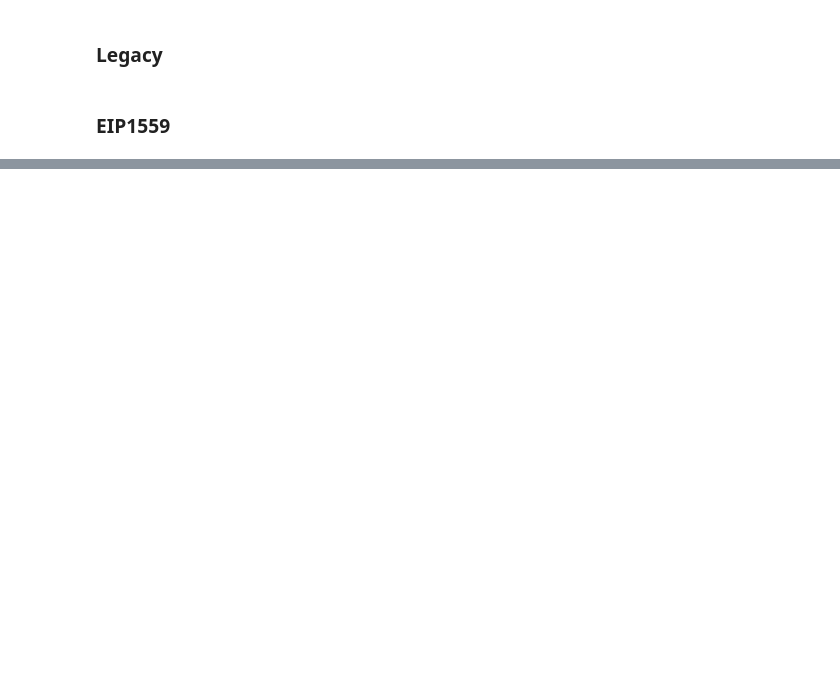
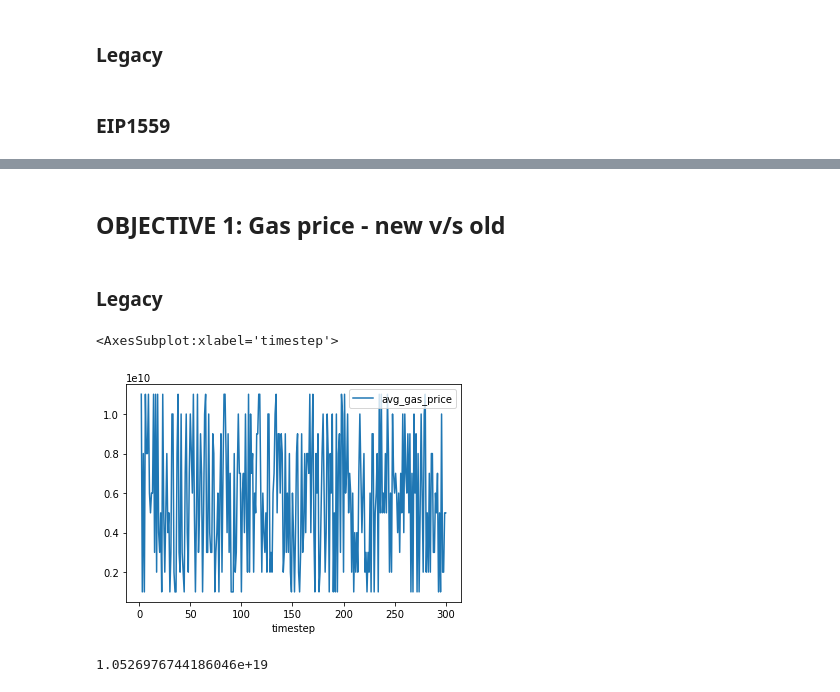
Before and after one commit to SHSR2001/abm1559, a Jupyter notebook: sma_project/main_notebook.ipynb, the cells around one changed output, grey strips where cells are left out. Saved outputs shown, nothing was run; the diff lists cells and outputs as text; code cells hidden in the pictures; blank space fills up the shorter version.

```diff
--- a/sma_project/main_notebook.ipynb
+++ b/sma_project/main_notebook.ipynb
@@ -20,6 +120,6 @@ constants_legacy = {
 }
 
 levers = {
-    "mempool_length": 100,
+    "mempool_length": 1500,
     "INITIAL_BASEFEE": 1 * (10 ** 9),
 }
@@ -48,6 +165,7 @@ class legacy_transaction:
         self.fee = fee
 
 class block:
-    def __init__(self,size,transactions):
+    def __init__(self,size,transactions, avg_gas_price):
         self.size = size
         self.transactions = transactions
+        self.avg_gas_price = avg_gas_price
@@ -191,10 +365,10 @@ psub = [{
 
 initial_state = {
     "demand": {},
-    "latest_block": block(size = 0, transactions=[])
+    "latest_block": block(size = 0, transactions=[], avg_gas_price = 0)
 }
 
-blocks = 30
+blocks = 300
 
 model = Model(
     initial_state=initial_state,
@@ -284,0 +417,28 @@ df2
+# %%
+df1["txs_per_block"] = df1.latest_block.apply(
+    lambda block: len(block.transactions)
+)
+df1['block_size'] = df1.latest_block.apply(
+    lambda block: block.size
+)
+df1['avg_gas_price'] = df1.latest_block.apply(
+    lambda block: block.avg_gas_price
+)
+
+
+
+df2["txs_per_block"] = df2.latest_block.apply(
+    lambda block: len(block.transactions)
+)
+df2['block_size'] = df2.latest_block.apply(
+    lambda block: block.size
+)
+df2['avg_gas_price'] = df2.latest_block.apply(
+    lambda block: block.avg_gas_price
+)
+
+N = 5
+# Drop first N columns of dataframe
+df_legacy = df1.iloc[: , N:]
+df_eip1559 = df2.iloc[: , N:]
+df_eip1559['basefee'] = df2['basefee']
@@ -284,0 +477,13 @@ df2
+# %% [markdown]
+## OBJECTIVE 1: Gas price - new v/s old
+# %% [markdown]
+### Legacy
+# %%
+df1[df1.timestep > 1].plot("timestep", "avg_gas_price")
+# %% [output]
+<AxesSubplot:xlabel='timestep'>
+[figure, added]
+# %%
+df1['avg_gas_price'].var()
+# %% [output]
+1.0526976744186046e+19
```
Also changed, not shown: parts of 41 cells of this notebook.
